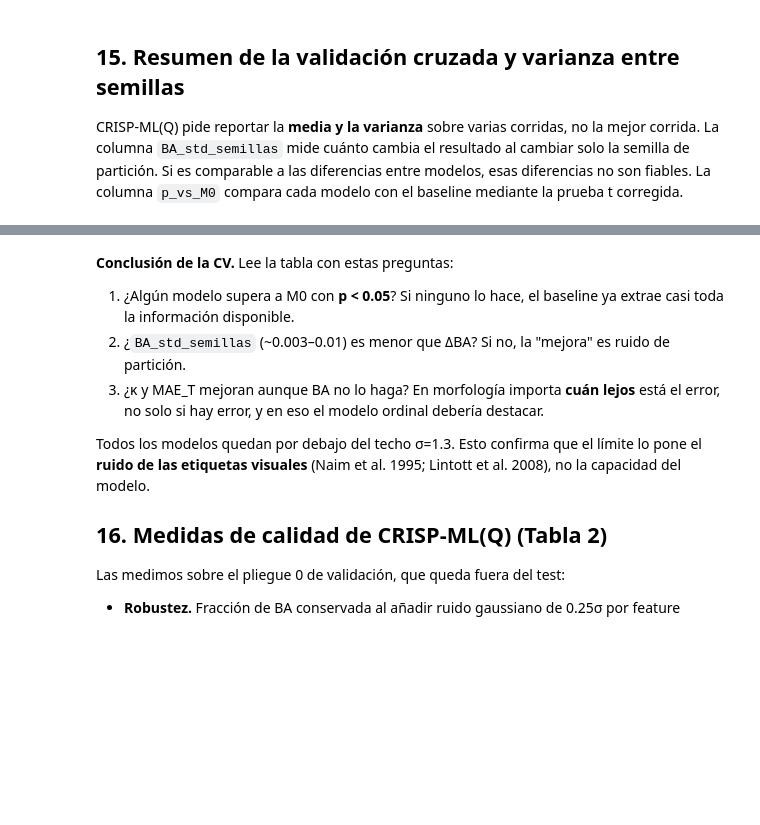
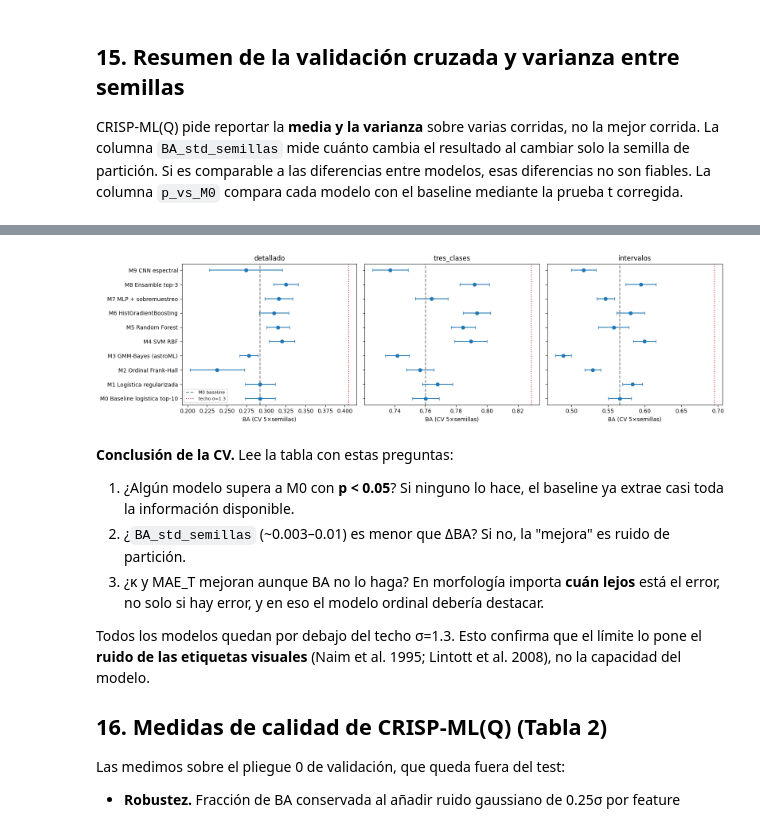
Before and after one commit to Melonangie/Galaxy-Vision, a Jupyter notebook: modeling.ipynb, the cells around one changed output, grey strips where cells are left out. Saved outputs shown, nothing was run; the diff lists cells and outputs as text; code cells hidden in the pictures; blank space fills up the shorter version.

```diff
--- a/modeling.ipynb
+++ b/modeling.ipynb
@@ -573,26 +569,21 @@ for e in ESQUEMAS:
             TOP10[e], e, rejilla={'gmmbayes__n_components': [np.array([1]), np.array([2])]})
 
     evaluar('M4 SVM RBF',
-            make_pipeline(SimpleImputer(strategy='median'), StandardScaler(),
-                          SVC(kernel='rbf', class_weight='balanced')),
+            make_pipeline(SimpleImputer(strategy='median'), StandardScaler(), SVC(kernel='rbf', class_weight='balanced')),
             cols, e, rejilla={'svc__C': [1, 10], 'svc__gamma': ['scale', 0.01]})
 
     evaluar('M5 Random Forest',
             make_pipeline(SimpleImputer(strategy='median'),
                           RandomForestClassifier(n_estimators=300, class_weight='balanced_subsample',
-                                                 n_jobs=-1, random_state=SEMILLA)),
-            cols, e, rejilla={'randomforestclassifier__max_features': ['sqrt', 0.5],
-                              'randomforestclassifier__min_samples_leaf': [1, 5]})
+                          n_jobs=-1, random_state=SEMILLA)),
+            cols, e, rejilla={'randomforestclassifier__max_features': ['sqrt', 0.5], 'randomforestclassifier__min_samples_leaf': [1, 5]})
 
     evaluar('M6 HistGradientBoosting', hgb(), cols, e,
             rejilla={'learning_rate': [0.1, 0.05], 'max_leaf_nodes': [31, 15]})
 
     evaluar('M7 MLP + sobremuestreo',
-            make_pipeline_imb(SimpleImputer(strategy='median'), StandardScaler(), RandomOverSampler(random_state=SEMILLA),
-                              MLPClassifier(  random_state=SEMILLA,
-                              early_stopping=False, max_iter=300)),
-            cols, e, rejilla={'mlpclassifier__hidden_layer_sizes': [(64,), (128, 64)],
-                          'mlpclassifier__alpha': [1e-4, 1e-2]})
+            make_pipeline_imb(SimpleImputer(strategy='median'), StandardScaler(), RandomOverSampler(random_state=SEMILLA), MLPClassifier(  random_state=SEMILLA, early_stopping=False, max_iter=300)),
+            cols, e, rejilla={'mlpclassifier__hidden_layer_sizes': [(64,), (128, 64)], 'mlpclassifier__alpha': [1e-4, 1e-2]})
     print()
 # %% [output]
 M1 Logística regularizada        detallado    BA = 0.292 ± 0.019 | κ = 0.783 | MAE_T = 1.66
@@ -614,8 +616,7 @@ Las mejoras son pequeñas porque el baseline ya está a ~0.07–0.13 del techo p
 ## 13. M8 — Ensamble de los 3 mejores modelos probabilísticos
 Combinamos los 3 mejores de {M1, M2, M5, M6, M7}, que usan las mismas features y tienen `predict_proba`. Los ensambles reducen la varianza cuando los errores de sus miembros no están correlacionados (Dietterich 2000).
 # %%
-CANDIDATOS = ['M1 Logística regularizada', 'M2 Ordinal Frank-Hall', 'M5 Random Forest',
-              'M6 HistGradientBoosting', 'M7 MLP + sobremuestreo']
+CANDIDATOS = ['M1 Logística regularizada', 'M2 Ordinal Frank-Hall', 'M5 Random Forest', 'M6 HistGradientBoosting', 'M7 MLP + sobremuestreo']
 MIEMBROS = {}
 for e in ESQUEMAS:
     MIEMBROS[e] = sorted(CANDIDATOS, key=lambda n: ba_media(n, e), reverse=True)[:3]
@@ -627,7 +633,5 @@ detallado → miembros: ['M7 MLP + sobremuestreo', 'M5 Random Forest', 'M6 HistG
 ## 14. M9 — CNN 1D sobre el espectro completo (aprendizaje de representaciones)
 La CNN no usa features hechas a mano. Recibe los 2 625 píxeles del espectro en reposo y aprende sus propios filtros, como en GaSNet-II (Zhong et al. 2024). Por costo de cómputo usamos **solo la primera semilla** (5 pliegues). Necesita GPU.
 # %%
-if USAR_CNN:
-    for e in ESQUEMAS:
-        evaluar('M9 CNN espectral', CNNEspectral(epocas=20 if MODO_RAPIDO else 60),
-        'espectro', e, semillas=SEMILLAS[:1])
+for e in ESQUEMAS:
+    evaluar('M9 CNN espectral', CNNEspectral(epocas=60), 'espectro', e, semillas=SEMILLAS[:1])
@@ -639,12 +647,10 @@ if USAR_CNN:
 ### 14.1 (Opcional) M10 — TabPFN
 TabPFN (Hollmann et al. 2025) es un transformer preentrenado para datos tabulares que no requiere ajuste. Solo admite **≤ 10 clases**, por lo que se excluye el esquema detallado (13 clases). Requiere GPU y aceptar la licencia del modelo en HuggingFace.
 # %%
-if USAR_TABPFN:
-    %pip install -q tabpfn
-    from tabpfn import TabPFNClassifier
-    for e in ['tres_clases', 'intervalos']:
-        evaluar('M10 TabPFN', TabPFNClassifier(random_state=SEMILLA), COLS_SEL[e], e,
-        semillas=SEMILLAS[:1])
+%pip install -q tabpfn
+from tabpfn import TabPFNClassifier
+for e in ['tres_clases', 'intervalos']:
+    evaluar('M10 TabPFN', TabPFNClassifier(random_state=SEMILLA), COLS_SEL[e], e, semillas=SEMILLAS[:1])
 # %% [markdown]
 ## 15. Resumen de la validación cruzada y varianza entre semillas
 CRISP-ML(Q) pide reportar la **media y la varianza** sobre varias corridas, no la mejor corrida. La columna `BA_std_semillas` mide cuánto cambia el resultado al cambiar solo la semilla de partición. Si es comparable a las diferencias entre modelos, esas diferencias no son fiables. La columna `p_vs_M0` compara cada modelo con el baseline mediante la prueba t corregida.
@@ -657,8 +663,8 @@ RESUMEN = R.groupby(['esquema', 'modelo']).agg(
     BA=('balanced_acc', 'mean'), BA_std=('balanced_acc', 'std'),
     kappa=('kappa_cuadratico', 'mean'), F1=('F1_macro', 'mean'),
     acierto_1=('acierto_±1_clase', 'mean'), MAE_T=('MAE_T', 'mean'))
-RESUMEN['BA_std_semillas'] = (R.groupby(['esquema', 'modelo', 'semilla']).balanced_acc.mean()
-                               .groupby(['esquema', 'modelo']).std())
+RESUMEN['BA_std_semillas'] = (R.groupby(['esquema', 'modelo', 'semilla']).balanced_acc.mean().groupby(['esquema', 'modelo']).std())
+
 for (e, n) in RESUMEN.index:
     dif, p = t_corregido(n, 'M0 Baseline logística top-10', e)
     RESUMEN.loc[(e, n), 'ΔBA_vs_M0'], RESUMEN.loc[(e, n), 'p_vs_M0'] = dif, p
@@ -673,3 +679,4 @@ for ax, e in zip(ejes, ESQUEMAS):
     ax.axvline(FICHA.loc[e, 'techo_σ1.3'], color='C3', ls=':', label='techo σ=1.3')
     ax.set_yticks(range(len(t)), t.index); ax.set_title(e); ax.set_xlabel('BA (CV 5×semillas)')
 ejes[0].legend(fontsize=8); plt.tight_layout(); plt.show()
+# %% [output]
@@ -676,3 +701,4 @@ ejes[0].legend(fontsize=8); plt.tight_layout(); plt.show()
+[figure, added]
 # %% [markdown]
 **Conclusión de la CV.** Lee la tabla con estas preguntas:
 1. ¿Algún modelo supera a M0 con **p < 0.05**? Si ninguno lo hace, el baseline ya extrae casi toda la información disponible.
```
Also changed, not shown: parts of 19 cells of this notebook.
